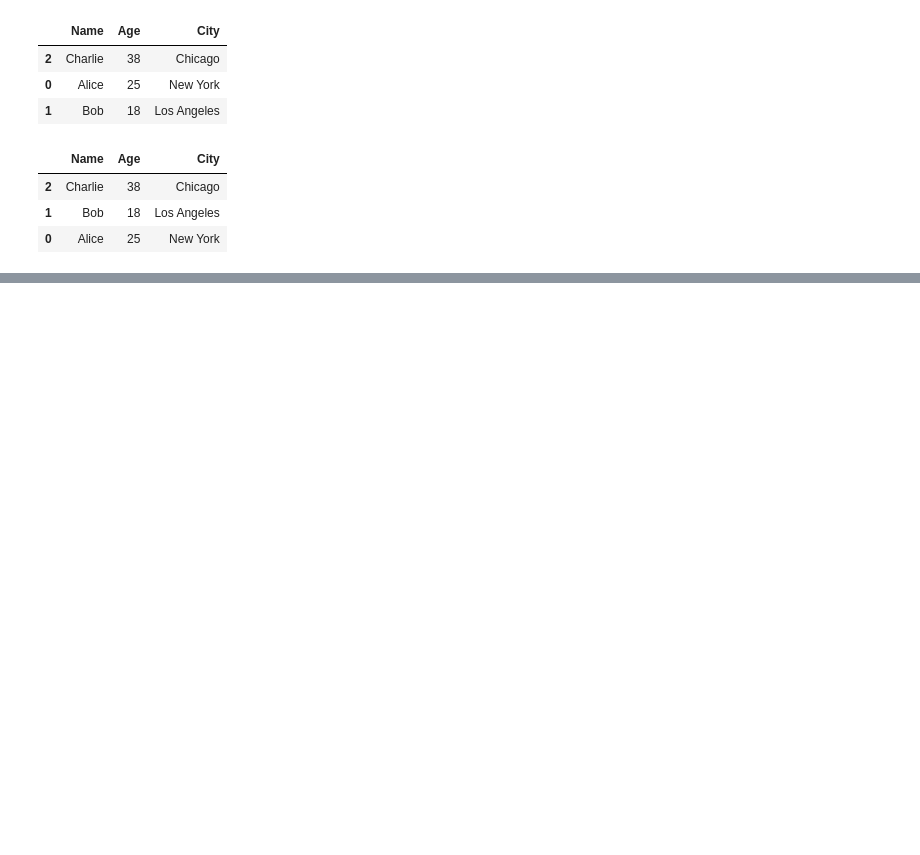
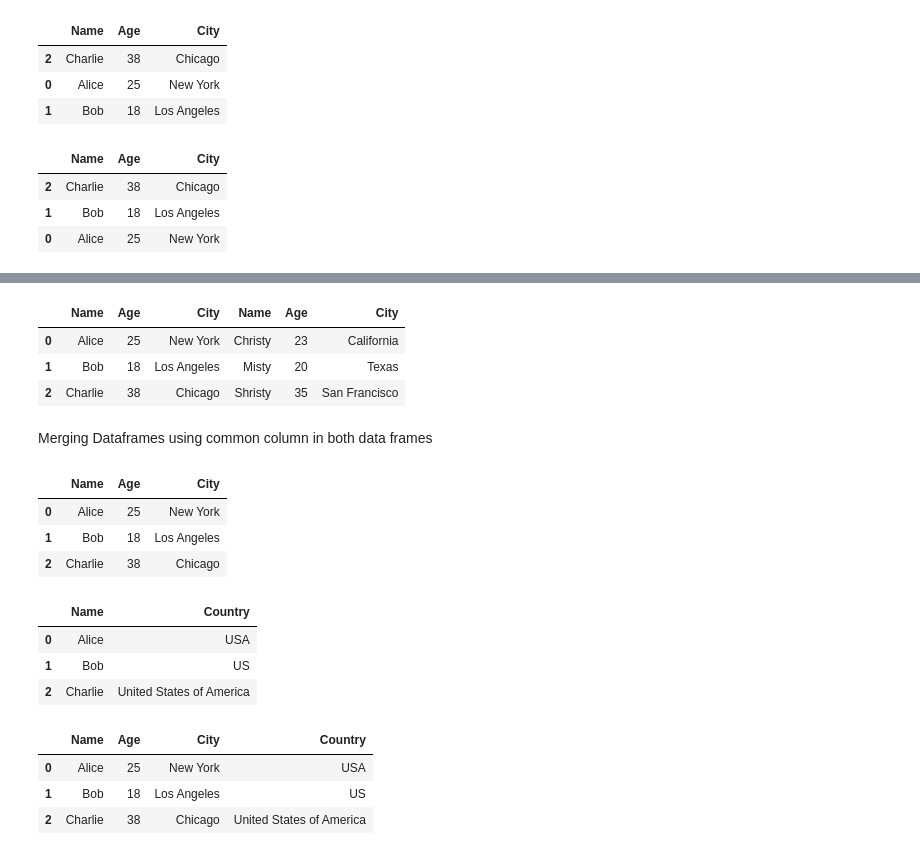
Before and after one commit to srinivasskc/my_datascience_journal, a Jupyter notebook: pandas_notebook.ipynb, the cells around one changed output, grey strips where cells are left out. Cells and saved outputs as stored; diff of their text form; code cells hidden in the pictures; blank space fills up the shorter version.

```diff
--- a/pandas_notebook.ipynb
+++ b/pandas_notebook.ipynb
@@ -1218,0 +1285,11 @@ df_sort.sort_values(["City","Name"],ascending=True)
+# %%
+# Concatenating DataFrames using columns.
+
+pd.concat([df_one, df_two], axis=1)
+# %% [output]
+|  | Name | Age | City | Name | Age | City |
+| 0 | Alice | 25 | New York | Christy | 23 | California |
+| 1 | Bob | 18 | Los Angeles | Misty | 20 | Texas |
+| 2 | Charlie | 38 | Chicago | Shristy | 35 | San Francisco |
+# %% [markdown]
+Merging Dataframes using common column in both data frames
@@ -1218,0 +1303,25 @@ df_sort.sort_values(["City","Name"],ascending=True)
+# %%
+pd_m1 = pd.DataFrame(data_m1)
+pd_m1
+# %% [output]
+|  | Name | Age | City |
+| 0 | Alice | 25 | New York |
+| 1 | Bob | 18 | Los Angeles |
+| 2 | Charlie | 38 | Chicago |
+# %%
+
+pd_m2 = pd.DataFrame(data_m2)
+pd_m2
+# %% [output]
+|  | Name | Country |
+| 0 | Alice | USA |
+| 1 | Bob | US |
+| 2 | Charlie | United States of America |
+# %%
+# Merging DataFrames using common column in both data frames
+pd.merge(pd_m1, pd_m2, on="Name")
+# %% [output]
+|  | Name | Age | City | Country |
+| 0 | Alice | 25 | New York | USA |
+| 1 | Bob | 18 | Los Angeles | US |
+| 2 | Charlie | 38 | Chicago | United States of America |
```
Also changed, not shown: parts of 36 cells of this notebook, 1 other file.
